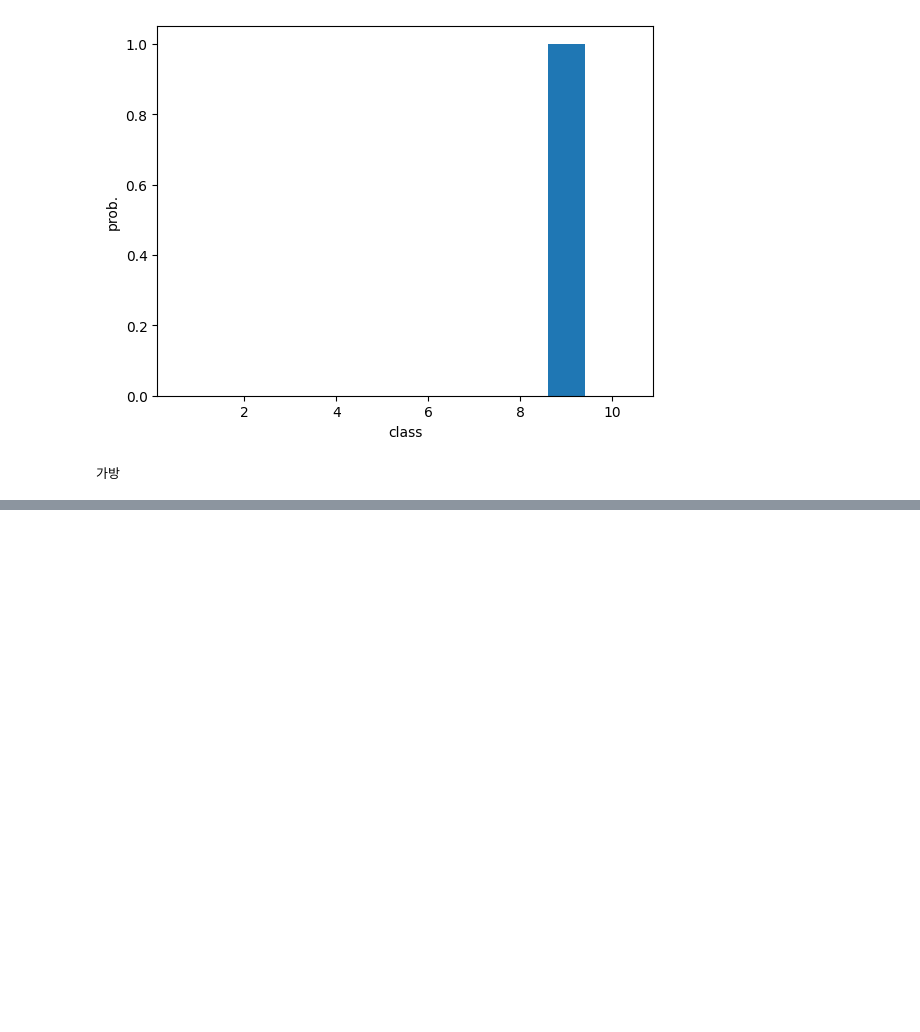
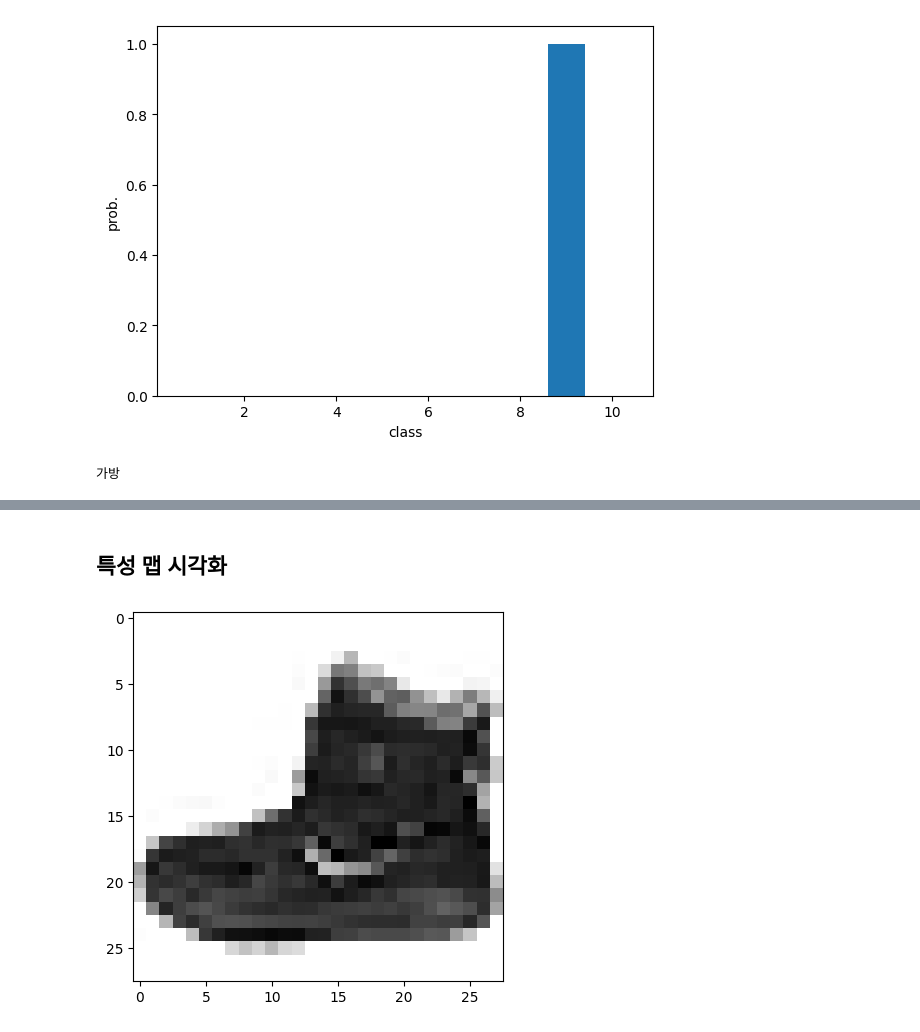
Before and after one commit to Sangyeonglee353/ai-hongong, a Jupyter notebook: Chapter_08_이미지를_위한_인공_신경망.ipynb, the cells around one changed output, grey strips where cells are left out. Saved outputs shown, nothing was run; the diff lists cells and outputs as text; code cells hidden in the pictures; blank space fills up the shorter version.

```diff
--- a/Chapter_08_이미지를_위한_인공_신경망.ipynb
+++ b/Chapter_08_이미지를_위한_인공_신경망.ipynb
@@ -169,0 +277,10 @@ model.evaluate(test_scaled, test_target)
+# %% [markdown]
+## 특성 맵 시각화
+# %%
+# 1. 첫 번째 샘플 그려보기
+(train_input, train_target), (test_input, test_target) =\
+  keras.datasets.fashion_mnist.load_data()
+plt.imshow(train_input[0], cmap='gray_r')
+plt.show()
+# %% [output]
+[figure, added]
```
Also changed, not shown: parts of 32 cells of this notebook.
